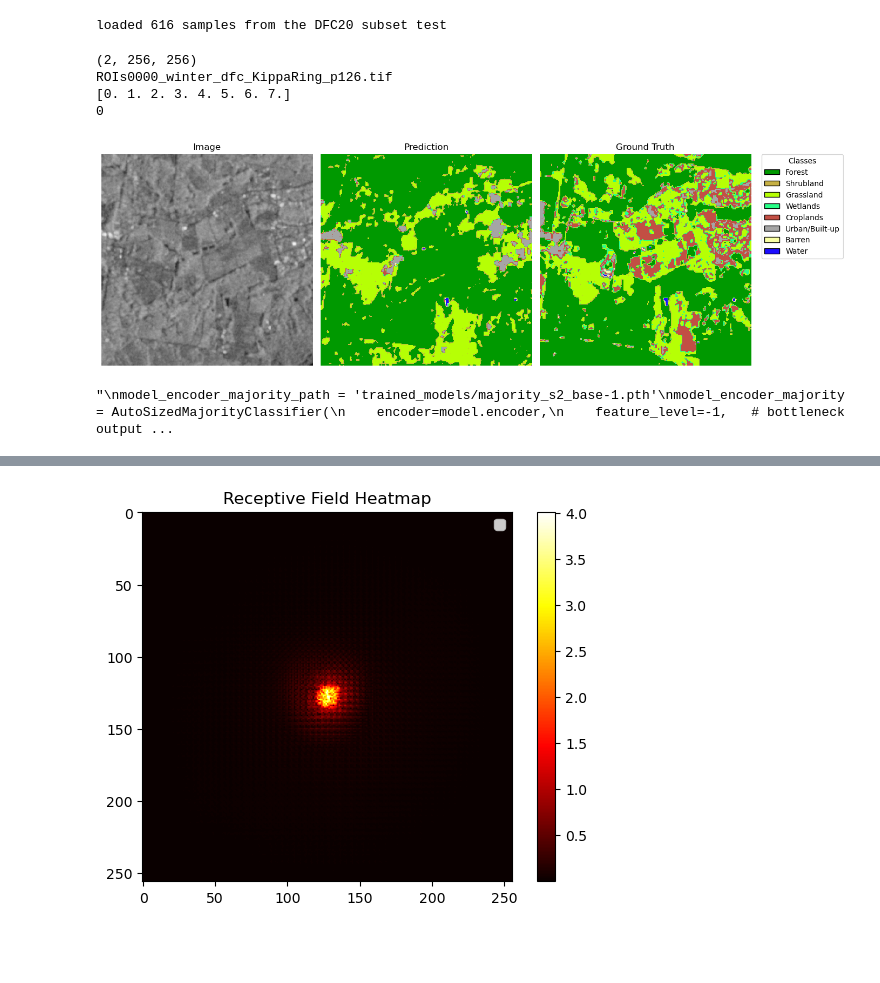
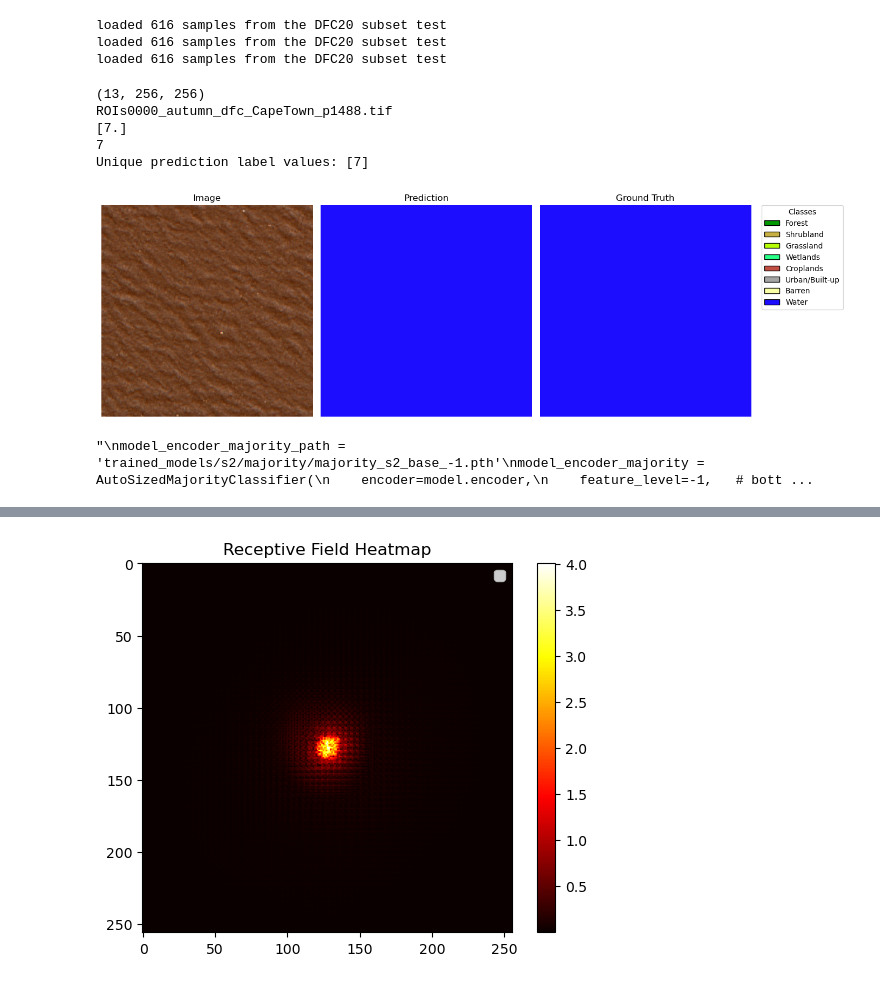
Before and after one commit to hpfref/The-Role-of-Spatial-Context-in-Deep-Learning-based-Semantic-Segmentation-of-Remote-Sensing-Imagery, a Jupyter notebook: dfc20/visualize.ipynb, the cells around one changed output, grey strips where cells are left out. Saved outputs shown, nothing was run; the diff lists cells and outputs as text; code cells hidden in the pictures; blank space fills up the shorter version.

```diff
--- a/dfc20/visualize.ipynb
+++ b/dfc20/visualize.ipynb
@@ -16,8 +19,10 @@ from matplotlib.colors import ListedColormap, BoundaryNorm
 # %%
 path = "./data"
-ds = dataset.DFC20(path, subset="test", use_s1 = True) #s1
-#ds = dataset.DFC20(path, subset="test", use_s1 = False, use_s2_all=True, normalize=True, standardize=False) #s2
-#ds_stand = dataset.DFC20(path, subset="test", use_s1 = False, use_s2_all=True, normalize=False, standardize=True) #s2
+ds_s1 = dataset.DFC20(path, subset="test", use_s1 = True) #s1
+ds_s2 = dataset.DFC20(path, subset="test", use_s1 = False, use_s2_all=True, normalize=True, standardize=False) #s2
+ds_stand = dataset.DFC20(path, subset="test", use_s1 = False, use_s2_all=True, normalize=False, standardize=True) #s2
 # %% [output]
 loaded 616 samples from the DFC20 subset test
+loaded 616 samples from the DFC20 subset test
+loaded 616 samples from the DFC20 subset test
 # %%
@@ -128,37 +174,39 @@ def visualize_rgb_prediction_label(patch, patch_stand=None, model=None, model_is
 # %%
-patch_index = 500 # 25,306,500 bad label example (city); 550,553 cropland dots warum? (wie ist ground truth entstanden); train 720 ähnlich weird; train 3000,2000,2500!!!
-patch = ds.__getitem__(patch_index)
+patch_index = 117 # 25,306,500 bad label example (city); 550,553 cropland dots warum? (wie ist ground truth entstanden); train 720 ähnlich weird; train 3000,2000,2500!!! ; 504 WOLKE
+# visuals 309 (BlackForest), 504 wolke?-  vgl s1 (KippaRing), 35 (BandarAnzali), 106/113/114 Capettown
+patch = ds_s2.__getitem__(patch_index)
 print(patch["image"].shape)
 print(patch["id"])
 print(np.unique(patch["label"]))
 print(patch["majority_class"])
 
-model_path = 'trained_models/s1/segmentation/unet_s1_base.pth' # for s1
+#model_path = 'trained_models/s1/segmentation/unet_s1_base.pth' # for s1
 
-#patch_stand = ds_stand.__getitem__(patch_index) # for s2
-#model_path = 'trained_models/s2/segmentation/unet_s2_base.pth' # for s2
-model = UNetBase(n_channels=2)  # n_channels based on model
+patch_stand = ds_stand.__getitem__(patch_index) # for s2
+model_path = 'trained_models/s2/segmentation/unet_s2_base.pth' # for s2
+model = UNetBase(n_channels=13)  # n_channels based on model
 
 
 model.load_state_dict(torch.load(model_path))
 
-visualize_rgb_prediction_label(patch, model=model, sensor='s1', confusion = True) # for s1
-#visualize_rgb_prediction_label(patch, patch_stand=patch_stand, model=model, model_is_stand=True, sensor='s2', confusion = True) # for s2
+#visualize_rgb_prediction_label(patch, model=model, sensor='s1', confusion = True) # for s1
+visualize_rgb_prediction_label(patch, patch_stand=patch_stand, model=model, model_is_stand=True, sensor='s2', confusion = False, save_img_pred=False) # for s2
 """
-model_encoder_majority_path = 'trained_models/majority_s2_base-1.pth'
+model_encoder_majority_path = 'trained_models/s2/majority/majority_s2_base_-1.pth'
 model_encoder_majority = AutoSizedMajorityClassifier(
     encoder=model.encoder,
     feature_level=-1,   # bottleneck output -1, or -2 for previous, etc.
     target_head_params=500
 )
 model_encoder_majority.load_state_dict(torch.load(model_encoder_majority_path))
 
-visualize_rgb_prediction_label(patch, patch_stand=patch_stand, model=model_encoder_majority, model_is_stand=True, model_is_majority=True)
+visualize_rgb_prediction_label(patch, patch_stand=patch_stand, model=model_encoder_majority, model_is_stand=True, model_is_majority=True, save_img_pred=False)
 """
 # %% [output]
-(2, 256, 256)
-ROIs0000_winter_dfc_KippaRing_p126.tif
-[0. 1. 2. 3. 4. 5. 6. 7.]
-0
+(13, 256, 256)
+ROIs0000_autumn_dfc_CapeTown_p1488.tif
+[7.]
+7
+Unique prediction label values: [7]
-[figure, old version]
+[figure, new version]
-"\nmodel_encoder_majority_path = 'trained_models/majority_s2_base-1.pth'\nmodel_encoder_majority = AutoSizedMajorityClassifier(\n    encoder=model.encoder,\n    feature_level=-1,   # bottleneck output ...
+"\nmodel_encoder_majority_path = 'trained_models/s2/majority/majority_s2_base_-1.pth'\nmodel_encoder_majority = AutoSizedMajorityClassifier(\n    encoder=model.encoder,\n    feature_level=-1,   # bott ...
```
Also changed, not shown: parts of 5 cells of this notebook, 57 other files.
